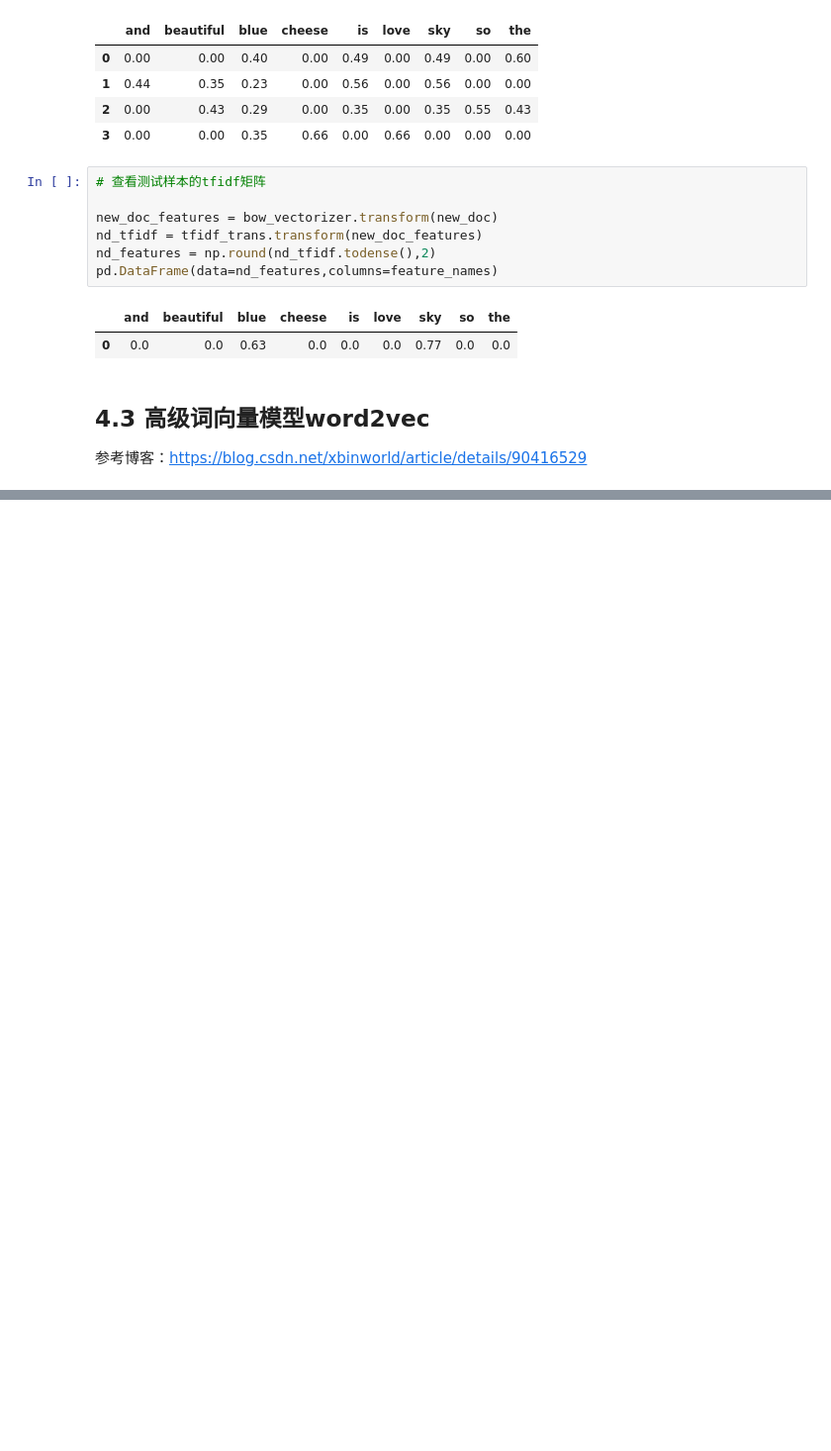
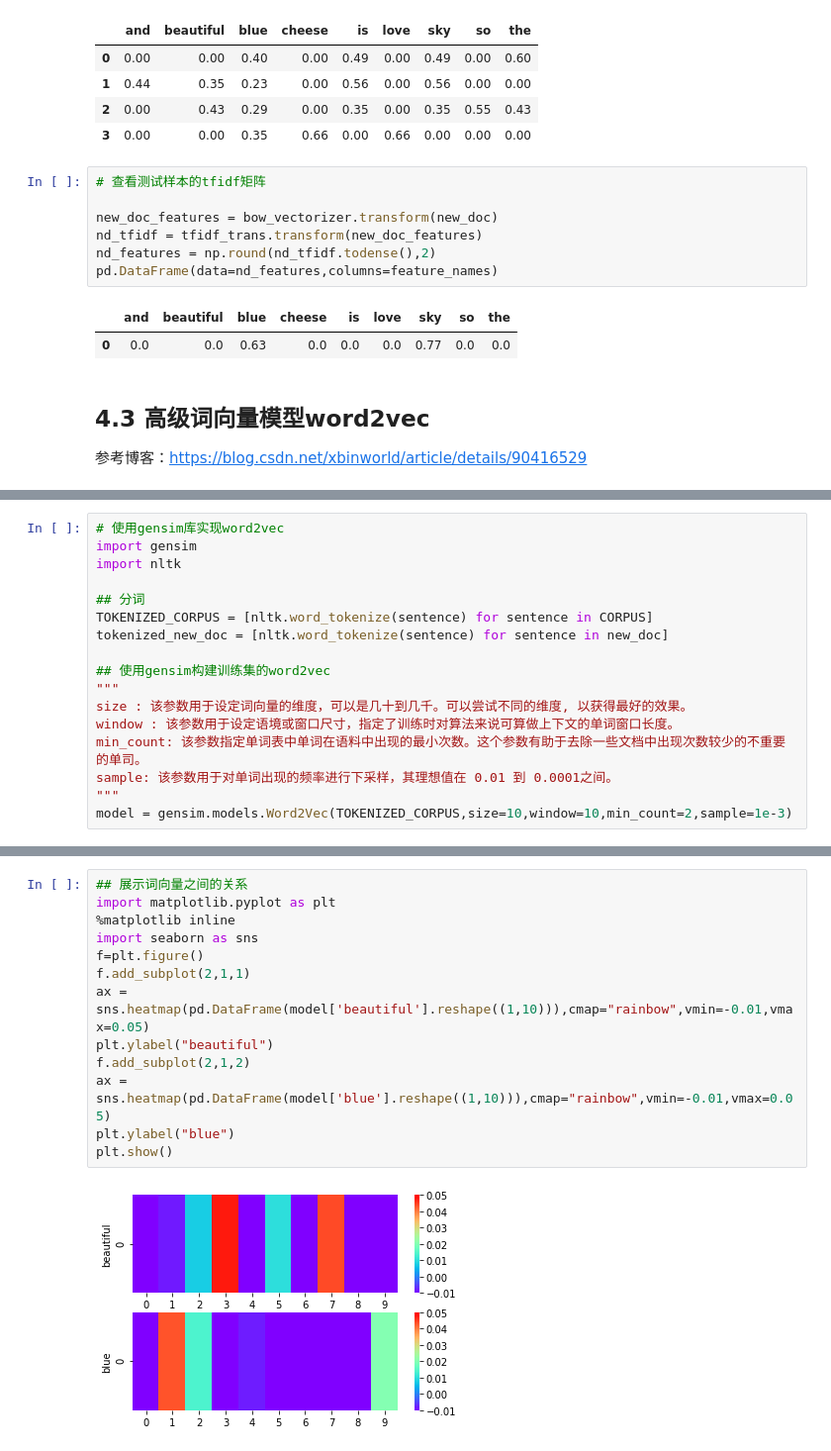
Before and after one commit to Leolee11111/NLP, a Jupyter notebook: 文本分类.ipynb, the cells around one changed output, grey strips where cells are left out. Shown at 99% size. Saved outputs shown, nothing was run; the diff lists cells and outputs as text; blank space fills up the shorter version.

```diff
--- a/文本分类.ipynb
+++ b/文本分类.ipynb
@@ -323,0 +398,17 @@ word2vec工具的提出正是为了解决上面这个问题 。它将每个词
+# %%
+# 使用gensim库实现word2vec
+import gensim
+import nltk
+
+## 分词
+TOKENIZED_CORPUS = [nltk.word_tokenize(sentence) for sentence in CORPUS]
+tokenized_new_doc = [nltk.word_tokenize(sentence) for sentence in new_doc]
+
+## 使用gensim构建训练集的word2vec
+"""
+size : 该参数用于设定词向量的维度，可以是几十到几千。可以尝试不同的维度, 以获得最好的效果。
+window : 该参数用于设定语境或窗口尺寸，指定了训练时对算法来说可算做上下文的单词窗口长度。
+min_count: 该参数指定单词表中单词在语料中出现的最小次数。这个参数有助于去除一些文档中出现次数较少的不重要的单司。
+sample: 该参数用于对单词出现的频率进行下采样，其理想值在 0.01 到 0.0001之间。
+"""
+model = gensim.models.Word2Vec(TOKENIZED_CORPUS,size=10,window=10,min_count=2,sample=1e-3)
@@ -323,0 +424,15 @@ word2vec工具的提出正是为了解决上面这个问题 。它将每个词
+# %%
+## 展示词向量之间的关系
+import matplotlib.pyplot as plt
+%matplotlib inline
+import seaborn as sns
+f=plt.figure()
+f.add_subplot(2,1,1)
+ax = sns.heatmap(pd.DataFrame(model['beautiful'].reshape((1,10))),cmap="rainbow",vmin=-0.01,vmax=0.05)
+plt.ylabel("beautiful")
+f.add_subplot(2,1,2)
+ax = sns.heatmap(pd.DataFrame(model['blue'].reshape((1,10))),cmap="rainbow",vmin=-0.01,vmax=0.05)
+plt.ylabel("blue")
+plt.show()
+# %% [output]
+[figure, added]
```
Also changed, not shown: parts of 7 cells of this notebook, 13 other files.
